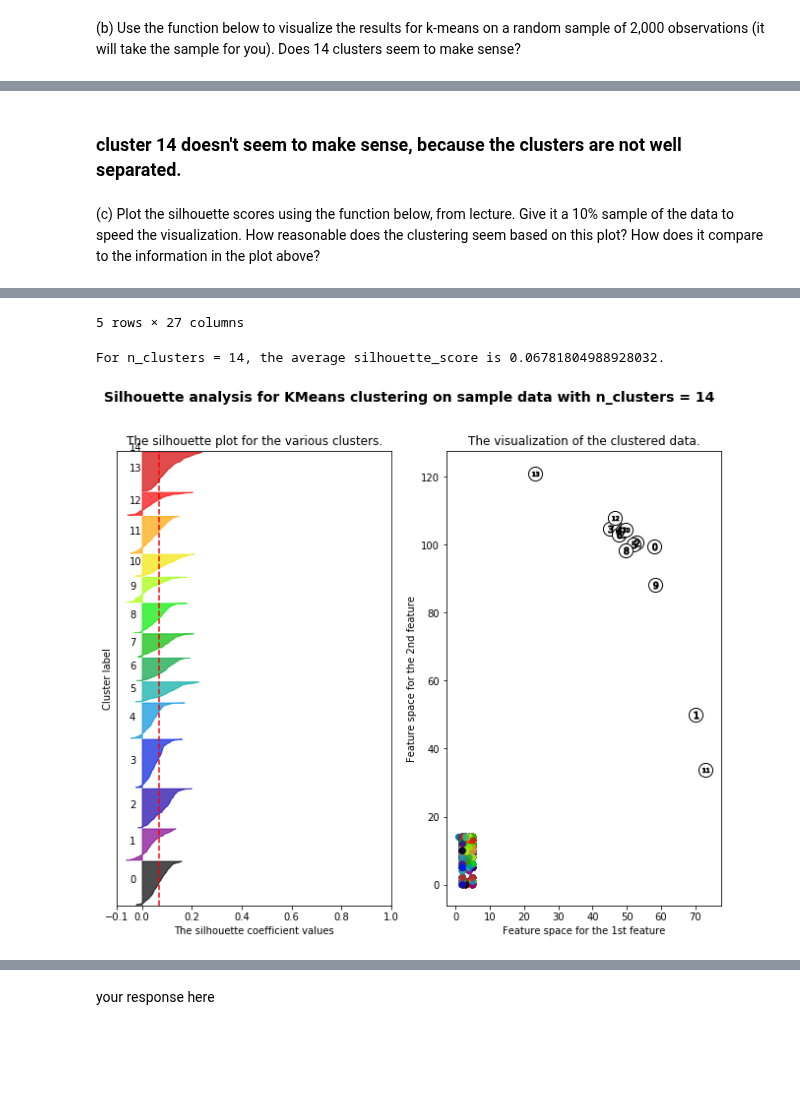
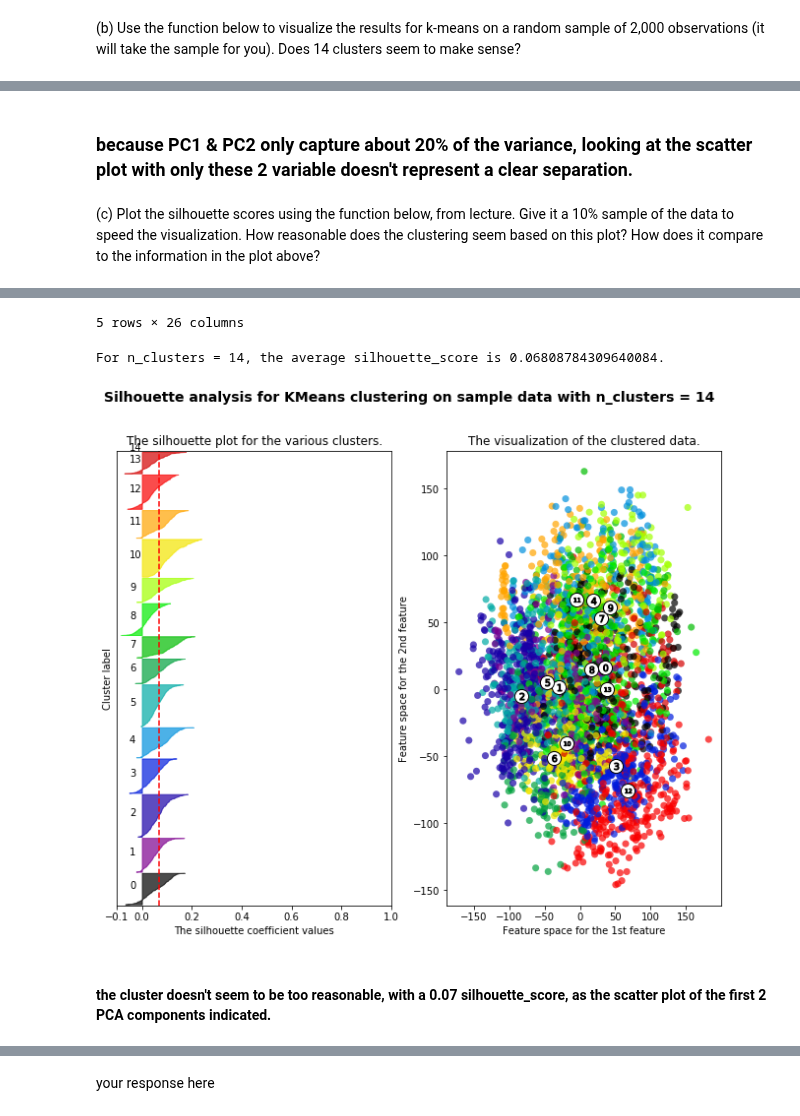
Before and after one commit to jackxxu/2020-CS109B, a Jupyter notebook: content/homeworks/hw02/notebook/cs109b_hw2.ipynb, the cells around one changed output, grey strips where cells are left out. Cells and saved outputs as stored; diff of their text form; code cells hidden in the pictures; blank space fills up the shorter version.

```diff
--- a/content/homeworks/hw02/notebook/cs109b_hw2.ipynb
+++ b/content/homeworks/hw02/notebook/cs109b_hw2.ipynb
@@ -113,6 +113,7 @@ display(postures_features.head())
 display(postures_features.shape)
 fitted_pca = PCA().fit(postures_features)
 postures_pca = fitted_pca.transform(postures_features)
+postures_pca_df = pd.DataFrame(postures_pca)
 
 var_explained = fitted_pca.explained_variance_ratio_
 var_explained_sum = np.cumsum(var_explained)
@@ -145,8 +146,9 @@ array([0.11595343, 0.20760195, 0.28462744, 0.35969118, 0.42975268,
        0.9601467 , 0.97385914, 0.98722636, 1.        ])
 [figure]
 # %%
-ms_kmeans = KMeans(n_clusters=14, init='random', n_init=46, random_state=109).fit(postures_pca)
+ms_kmeans_14 = KMeans(n_clusters=14, n_init=46, random_state=109).fit(postures_pca)
 # sets the Cluster14 column value
-postures['Cluster14'] = ms_kmeans.labels_
+postures_pca_df_14 = postures_pca_df.copy()
+postures_pca_df_14['Cluster14'] = ms_kmeans_14.labels_
 
 display(postures.head())
@@ -207,5 +217,5 @@ plot_clusters(postures, 'Cluster14', False)
-# %% [markdown]
-### cluster 14 doesn't seem to make sense, because the clusters are not well separated.
+# %% [markdown]
+### because PC1 & PC2 only capture about 20% of the variance, looking at the scatter plot with only these 2 variable doesn't represent a clear separation.
 # %% [markdown]
 (c) Plot the silhouette scores using the function below, from lecture. Give it a 10% sample of the data to speed the visualization. How reasonable does the clustering seem based on this plot? How does it compare to the information in the plot above?
 # %%
@@ -303,7 +313,7 @@ def silplot(X, cluster_labels, clusterer, pointlabels=None):
 # %%
 #your code here
 
-sample = postures.sample(frac= 0.1)
+sample = postures_pca_df_14.sample(frac= 0.1)
 display(sample.head())
-silplot(sample.values, sample['Cluster14'], ms_kmeans)
+silplot(sample.values, sample['Cluster14'], ms_kmeans_14)
 # %% [output]
@@ -316,3 +326,5 @@ silplot(sample.values, sample['Cluster14'], ms_kmeans)
-5 rows × 27 columns
+5 rows × 26 columns
-For n_clusters = 14, the average silhouette_score is 0.06781804988928032.
+For n_clusters = 14, the average silhouette_score is 0.06808784309640084.
-[figure, old version]
+[figure, new version]
+# %% [markdown]
+#### the cluster doesn't seem to be too reasonable, with a 0.07 silhouette_score, as the scatter plot of the first 2 PCA components indicated.
```
Also changed, not shown: parts of 12 cells of this notebook.
